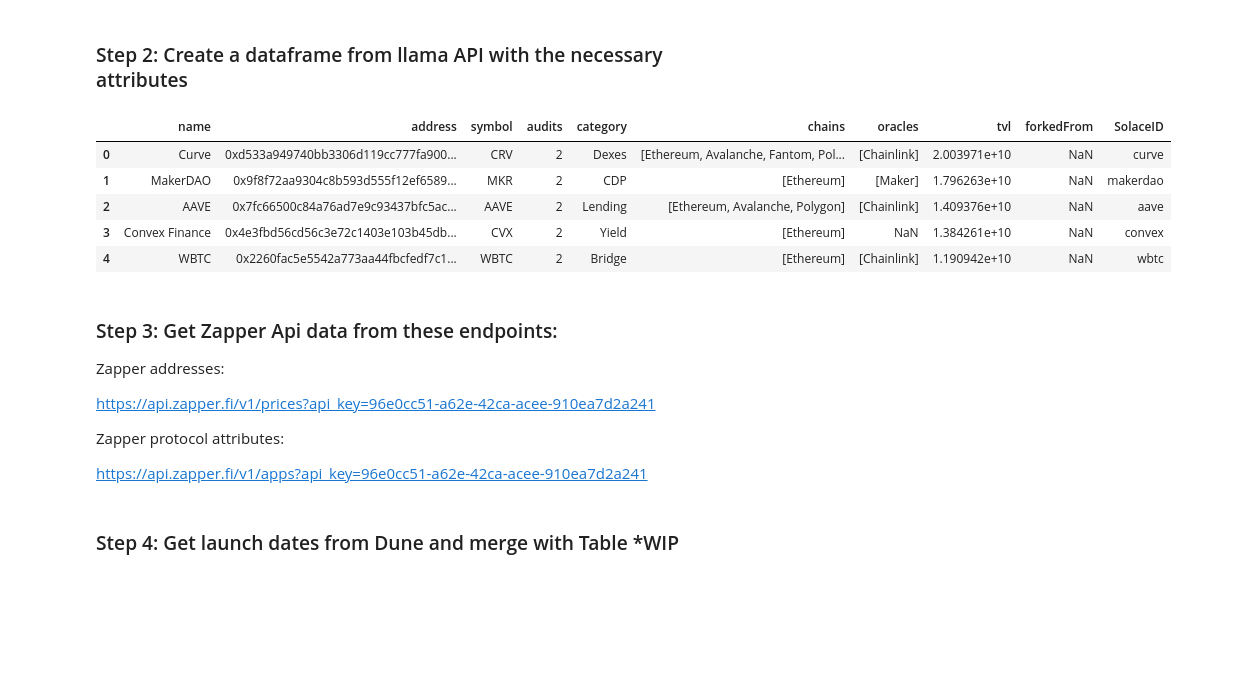
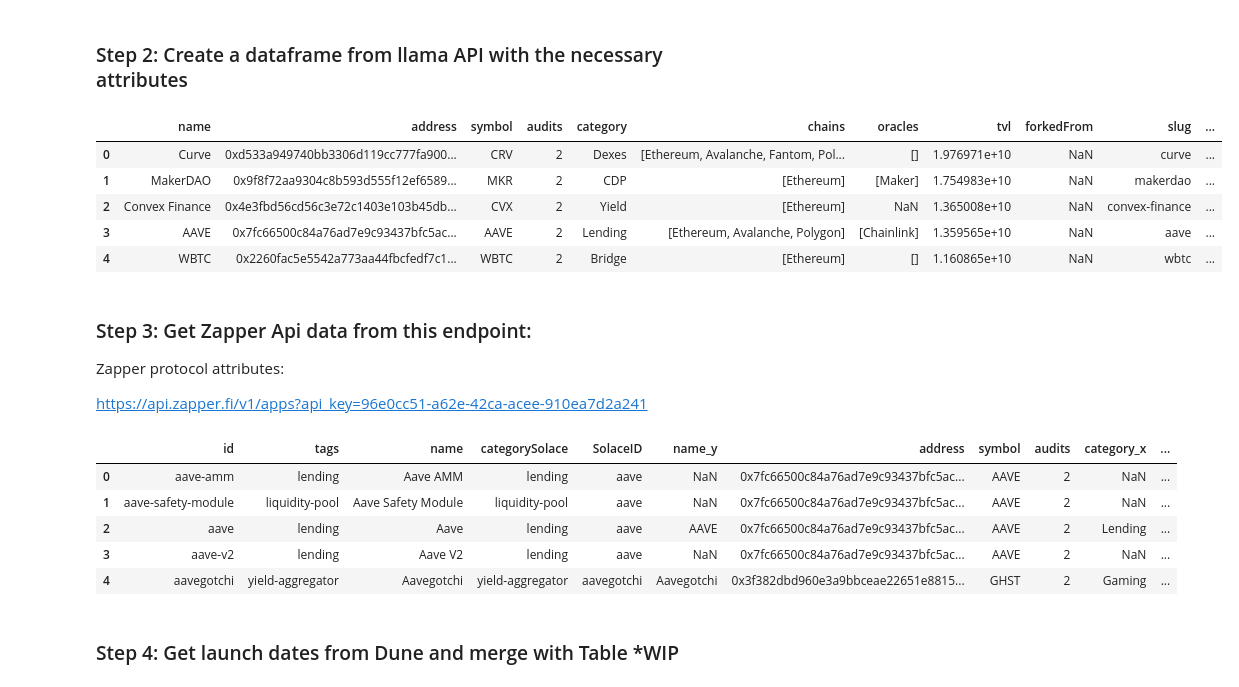
Before and after one commit to solace-fi/solace-risk-data, a Jupyter notebook: utilities/temporalDataPipeline.ipynb, the cells around one changed output. Saved outputs shown, nothing was run; the diff lists cells and outputs as text; code cells hidden in the pictures; blank space fills up the shorter version.

```diff
--- a/utilities/temporalDataPipeline.ipynb
+++ b/utilities/temporalDataPipeline.ipynb
@@ -17,51 +14,44 @@ import json
 # %%
 ##llama API
 df = dft.getProtocols()
 df['address']=df['address'].str.lower()
 
 ## Remove unnecessary* factors
-#factors_needed=df.iloc[:,[1,2,7,11,12,16,18,27]].reset_index()
-factors_needed=df.filter(['name','address','symbol','audits','category','chains','oracles','tvl','forkedFrom'], axis=1).reset_index()
+factors_needed=df.filter(['name','address','symbol','audits','category','chains','oracles','tvl','forkedFrom','slug'], axis=1).reset_index()
 #Create a new SolaceID
 factors_needed['SolaceID'] = factors_needed['name'].str.split(' ').str[0]
 factors_needed['SolaceID']=factors_needed['SolaceID'].str.lower()
-
 
 # Array with only ethereum protocols
 ethProtocols=[]
 for i in factors_needed['chains']:
     if 'Ethereum' in i:
         ethProtocols.append(i)
 
 #First 5 values for demonstration
+pd.set_option('display.max_rows', None, 'display.max_columns', None)
 factors_needed.head()
 # %% [output]
-|  | name | address | symbol | audits | category | chains | oracles | tvl | forkedFrom | SolaceID |
-| 0 | Curve | 0xd533a949740bb3306d119cc777fa900... | CRV | 2 | Dexes | [Ethereum, Avalanche, Fantom, Pol... | [Chainlink] | 2.003971e+10 | NaN | curve |
-| 1 | MakerDAO | 0x9f8f72aa9304c8b593d555f12ef6589... | MKR | 2 | CDP | [Ethereum] | [Maker] | 1.796263e+10 | NaN | makerdao |
-| 2 | AAVE | 0x7fc66500c84a76ad7e9c93437bfc5ac... | AAVE | 2 | Lending | [Ethereum, Avalanche, Polygon] | [Chainlink] | 1.409376e+10 | NaN | aave |
-| 3 | Convex Finance | 0x4e3fbd56cd56c3e72c1403e103b45db... | CVX | 2 | Yield | [Ethereum] | NaN | 1.384261e+10 | NaN | convex |
-| 4 | WBTC | 0x2260fac5e5542a773aa44fbcfedf7c1... | WBTC | 2 | Bridge | [Ethereum] | [Chainlink] | 1.190942e+10 | NaN | wbtc |
+|  | name | address | symbol | audits | category | chains | oracles | tvl | forkedFrom | slug | ... |
+| 0 | Curve | 0xd533a949740bb3306d119cc777fa900... | CRV | 2 | Dexes | [Ethereum, Avalanche, Fantom, Pol... | [] | 1.976971e+10 | NaN | curve | ... |
+| 1 | MakerDAO | 0x9f8f72aa9304c8b593d555f12ef6589... | MKR | 2 | CDP | [Ethereum] | [Maker] | 1.754983e+10 | NaN | makerdao | ... |
+| 2 | Convex Finance | 0x4e3fbd56cd56c3e72c1403e103b45db... | CVX | 2 | Yield | [Ethereum] | NaN | 1.365008e+10 | NaN | convex-finance | ... |
+| 3 | AAVE | 0x7fc66500c84a76ad7e9c93437bfc5ac... | AAVE | 2 | Lending | [Ethereum, Avalanche, Polygon] | [Chainlink] | 1.359565e+10 | NaN | aave | ... |
+| 4 | WBTC | 0x2260fac5e5542a773aa44fbcfedf7c1... | WBTC | 2 | Bridge | [Ethereum] | [] | 1.160865e+10 | NaN | wbtc | ... |
 # %% [markdown]
-### Step 3: Get Zapper Api data from these endpoints:
-
-Zapper addresses:
-
-https://api.zapper.fi/v1/prices?api_key=96e0cc51-a62e-42ca-acee-910ea7d2a241
+### Step 3: Get Zapper Api data from this endpoint:
 
 Zapper protocol attributes:
 
 https://api.zapper.fi/v1/apps?api_key=96e0cc51-a62e-42ca-acee-910ea7d2a241
 # %%
-## Address Endpoint
-url_address = r'https://api.zapper.fi/v1/prices?api_key=96e0cc51-a62e-42ca-acee-910ea7d2a241'
-urlData_address = requests.get(url_address).content
-zapperAddresses = pd.read_json(io.StringIO(urlData_address.decode('utf-8')))
+
 ## Attribute Endpoint
 url_attributes = r'https://api.zapper.fi/v1/apps?api_key=96e0cc51-a62e-42ca-acee-910ea7d2a241'
 urlData_attributes = requests.get(url_attributes).content
 zapperAttributes = pd.read_json(io.StringIO(urlData_attributes.decode('utf-8')))
 
+# Open reference table to create Solace category
 f = open('../governance/reference/mappingTablesSolace.json')
 lookupTables = json.loads(f.read())
 f.close()
@@ -70,7 +60,7 @@ categories=pd.DataFrame(lookupTables['categorySolaceLookup'])
 
 def lookup_categorySolace(category):
     if pd.isna(category):
-        return 'unrated'
+        return 'unknown'
     elif category not in list(categories['category']):
         return 'other'
     else:
@@ -78,15 +68,43 @@ def lookup_categorySolace(category):
 
 zapperAttributes['tags']=zapperAttributes['tags'].str.get(0)
 zapperAttributes['categorySolace'] = zapperAttributes['tags'].apply(lookup_categorySolace)
-zapperAttributes
 
-## Merge attrubutes from both llama and zapper
+## Merge attrubutes from both llama and zapper using different id from Zapper, Llama and Solace
 zapperAttributes['SolaceID'] = zapperAttributes['name'].str.split(' ').str[0]
 zapperAttributes['SolaceID']=zapperAttributes['SolaceID'].str.lower()
-combinedtable1=pd.merge(factors_needed,zapperAttributes,left_on='SolaceID', right_on='SolaceID', how='left')
-## Merge to get more factors from zapper
-combinedTable2=pd.merge(combinedtable1,zapperAddresses,left_on='address', right_on='address', how='left')
-#pd.set_option('display.max_rows', None, 'display.max_columns', None)
+
+# First merging on id from zapper and id from llama
+combinedTable1=pd.merge(zapperAttributes[['id','tags','name','categorySolace','SolaceID']],factors_needed,left_on='id', right_on='slug', how='left')
+
+combinedTable1=combinedTable1.drop(columns=['SolaceID_y'])
+combinedTable1=combinedTable1.rename(columns={'SolaceID_x':'SolaceID'})
+# Now merging again on the SolaceID to captue more data points
+combinedTable2=pd.merge(combinedTable1,factors_needed,left_on='SolaceID', right_on='SolaceID', how='left')
+# Combine both table into one containing all the captured data points
+combinedTable2.address_x.fillna(combinedTable2.address_y,inplace=True)
+
+combinedTable2.name_x.fillna(combinedTable2.name_y,inplace=True)
+
+combinedTable2.symbol_x.fillna(combinedTable2.symbol_y,inplace=True)
+
+combinedTable2.chains_x.fillna(combinedTable2.chains_y,inplace=True)
+
+combinedTable2.oracles_x.fillna(combinedTable2.oracles_y,inplace=True)
+
+combinedTable2.tvl_x.fillna(combinedTable2.tvl_y,inplace=True)
+
+combinedTable2.audits_x.fillna(combinedTable2.audits_y,inplace=True)
+
+combinedTable2=combinedTable2.rename(columns={'address_x':'address','name_x':'name','symbol_x':'symbol','chains_x':'chains','oracles_x':'oracles','tvl_x':'tvl','audits_x':'audits'})
+
+combinedTable2.head()
+# %% [output]
+|  | id | tags | name | categorySolace | SolaceID | name_y | address | symbol | audits | category_x | ... |
+| 0 | aave-amm | lending | Aave AMM | lending | aave | NaN | 0x7fc66500c84a76ad7e9c93437bfc5ac... | AAVE | 2 | NaN | ... |
+| 1 | aave-safety-module | liquidity-pool | Aave Safety Module | liquidity-pool | aave | NaN | 0x7fc66500c84a76ad7e9c93437bfc5ac... | AAVE | 2 | NaN | ... |
+| 2 | aave | lending | Aave | lending | aave | AAVE | 0x7fc66500c84a76ad7e9c93437bfc5ac... | AAVE | 2 | Lending | ... |
+| 3 | aave-v2 | lending | Aave V2 | lending | aave | NaN | 0x7fc66500c84a76ad7e9c93437bfc5ac... | AAVE | 2 | NaN | ... |
+| 4 | aavegotchi | yield-aggregator | Aavegotchi | yield-aggregator | aavegotchi | Aavegotchi | 0x3f382dbd960e3a9bbceae22651e8815... | GHST | 2 | Gaming | ... |
 # %% [markdown]
 ### Step 4: Get launch dates from Dune and merge with Table *WIP
 # %%
```
Also changed, not shown: parts of 4 cells of this notebook, 15 other files.
